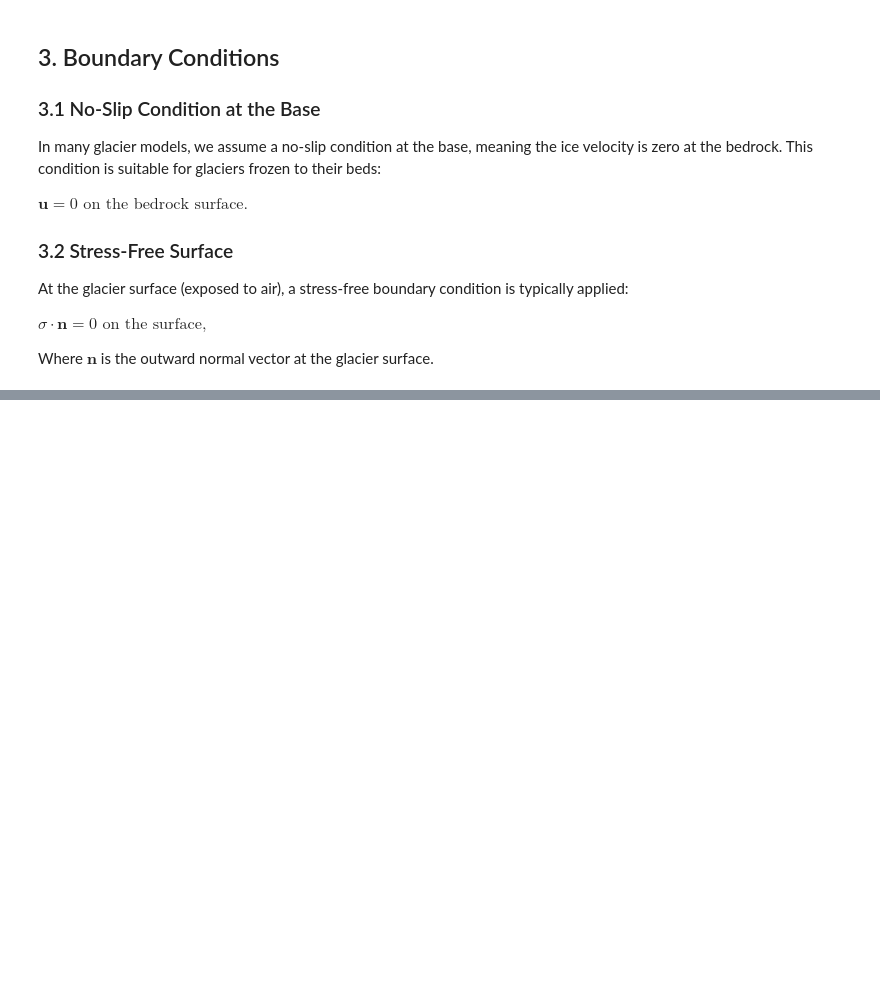
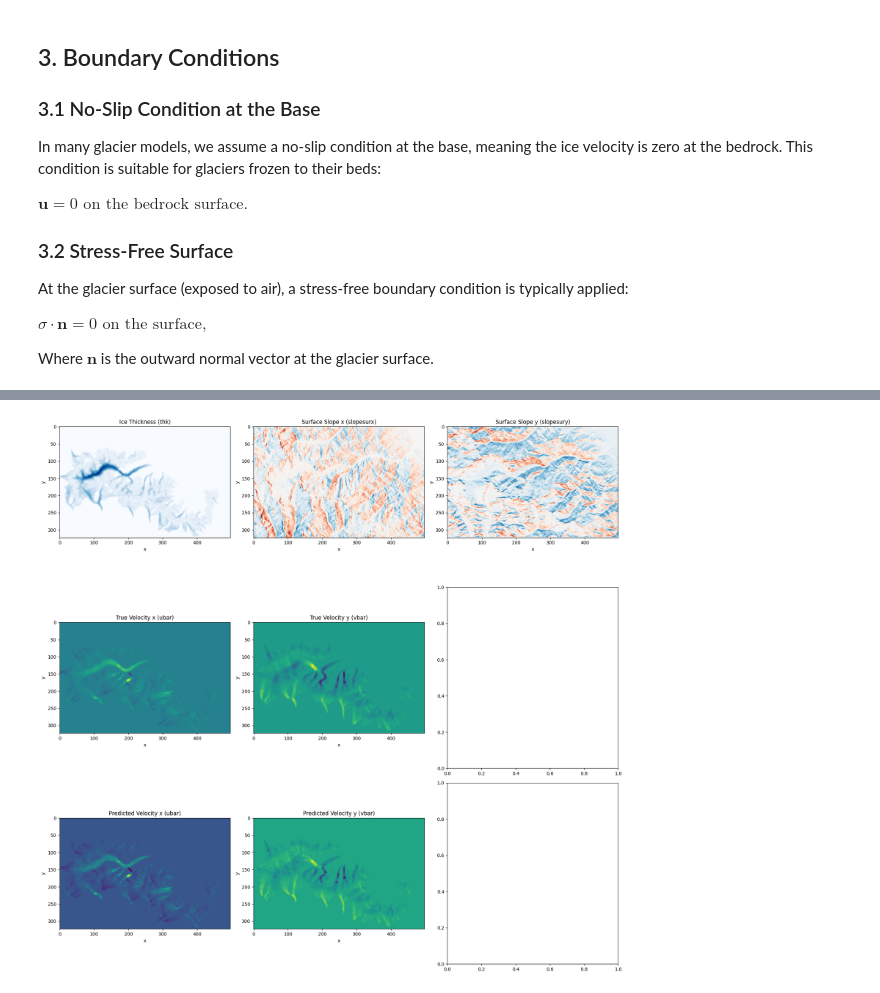
Before and after one commit to tbeucler/2024_MLEES_Ebook, a Jupyter notebook: Kejdi/10_Hybrd_Models.ipynb, the cells around one changed output, grey strips where cells are left out. Saved outputs shown, nothing was run; the diff lists cells and outputs as text; code cells hidden in the pictures; blank space fills up the shorter version.

```diff
--- a/Kejdi/10_Hybrd_Models.ipynb
+++ b/Kejdi/10_Hybrd_Models.ipynb
@@ -251,0 +380,10 @@ where $N_x, N_y$ are the dimensions in x and y axis.
+# %%
+# Configuration as a dictionary
+config = {
+    "nb_layers": 4,               # Number of convolutional layers
+    "nb_out_filter": 32,           # Number of output filters for Conv2D
+    "conv_ker_size": 3,            # Convolution kernel size
+    "activation": "relu",          # Activation function: "relu" or "lrelu"
+    "dropout_rate": 0.1,           # Dropout rate
+    "regularization": 0.0001       # L2 regularization
+}
@@ -251,0 +542,58 @@ where $N_x, N_y$ are the dimensions in x and y axis.
+# %%
+# Function to plot inputs, true outputs, and predicted outputs
+def plot_comparison(thk, slopesurx, slopesury, true_ubar, true_vbar, pred_ubar, pred_vbar, time_idx=0):
+    fig, axs = plt.subplots(3, 3, figsize=(18, 18))
+
+    # Plot inputs
+    axs[0, 0].imshow(thk[time_idx, :, :], cmap='Blues')
+    axs[0, 0].set_title('Ice Thickness (thk)')
+    axs[0, 0].set_xlabel('x')
+    axs[0, 0].set_ylabel('y')
+
+    axs[0, 1].imshow(slopesurx[time_idx, :, :], cmap='RdBu')
+    axs[0, 1].set_title('Surface Slope x (slopesurx)')
+    axs[0, 1].set_xlabel('x')
+    axs[0, 1].set_ylabel('y')
+
+    axs[0, 2].imshow(slopesury[time_idx, :, :], cmap='RdBu')
+    axs[0, 2].set_title('Surface Slope y (slopesury)')
+    axs[0, 2].set_xlabel('x')
+    axs[0, 2].set_ylabel('y')
+
+    # Plot true outputs
+    axs[1, 0].imshow(true_ubar[time_idx, :, :], cmap='viridis')
+    axs[1, 0].set_title('True Velocity x (ubar)')
+    axs[1, 0].set_xlabel('x')
+    axs[1, 0].set_ylabel('y')
+
+    axs[1, 1].imshow(true_vbar[time_idx, :, :], cmap='viridis')
+    axs[1, 1].set_title('True Velocity y (vbar)')
+    axs[1, 1].set_xlabel('x')
+    axs[1, 1].set_ylabel('y')
+
+    # Plot predicted outputs
+    axs[2, 0].imshow(pred_ubar[time_idx, :, :], cmap='viridis')
+    axs[2, 0].set_title('Predicted Velocity x (ubar)')
+    axs[2, 0].set_xlabel('x')
+    axs[2, 0].set_ylabel('y')
+
+    axs[2, 1].imshow(pred_vbar[time_idx, :, :], cmap='viridis')
+    axs[2, 1].set_title('Predicted Velocity y (vbar)')
+    axs[2, 1].set_xlabel('x')
+    axs[2, 1].set_ylabel('y')
+
+    # Adjust layout
+    plt.tight_layout()
+    plt.show()
+
+# Assuming you have a trained model and test data loaded, let's make predictions
+predicted_outputs = model.predict(X_test)
+
+# Separate predicted outputs into ubar and vbar components
+pred_ubar = predicted_outputs[..., 0]  # First channel is ubar
+pred_vbar = predicted_outputs[..., 1]  # Second channel is vbar
+
+# Call the plot function for a specific time index, e.g., 0
+time_idx = 0
+plot_comparison(X_test[..., 0], X_test[..., 1], X_test[..., 2], y_test[..., 0], y_test[..., 1], pred_ubar, pred_vbar, time_idx)
+# %% [output]
@@ -251,0 +601 @@ where $N_x, N_y$ are the dimensions in x and y axis.
+[figure, added]
```
Also changed, not shown: parts of 24 cells of this notebook, 6 other files.
